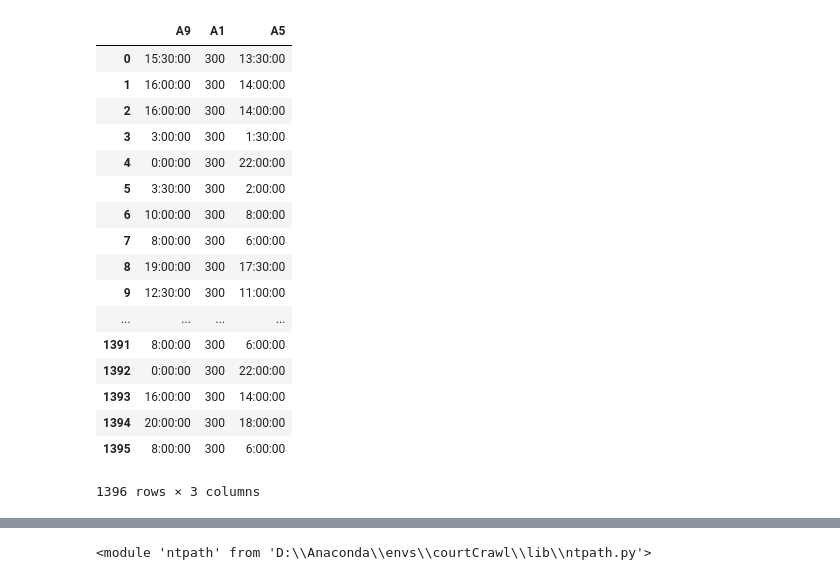
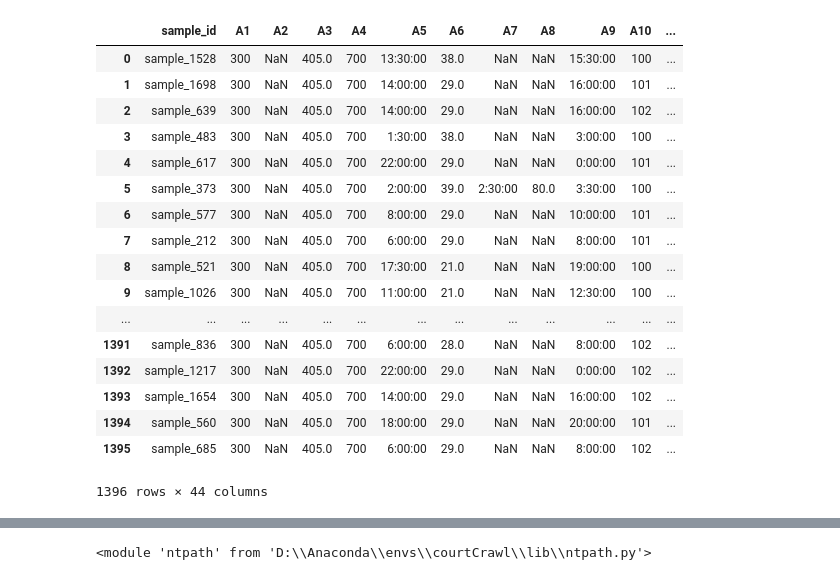
Before and after one commit to tigerdai/mycode, a Jupyter notebook: tianchi/yansuan/win.ipynb, the cells around one changed output, grey strips where cells are left out. Drawn from its saved outputs; the diff is of its cells as text; code cells hidden in the pictures.

```diff
--- a/tianchi/yansuan/win.ipynb
+++ b/tianchi/yansuan/win.ipynb
@@ -54,22 +47,22 @@ array([[300., 405., 700.],
-# %%
-train[['A9','A1','A5']].descr
-# %% [output]
-|  | A9 | A1 | A5 |
-| 0 | 15:30:00 | 300 | 13:30:00 |
-| 1 | 16:00:00 | 300 | 14:00:00 |
-| 2 | 16:00:00 | 300 | 14:00:00 |
-| 3 | 3:00:00 | 300 | 1:30:00 |
-| 4 | 0:00:00 | 300 | 22:00:00 |
-| 5 | 3:30:00 | 300 | 2:00:00 |
-| 6 | 10:00:00 | 300 | 8:00:00 |
-| 7 | 8:00:00 | 300 | 6:00:00 |
-| 8 | 19:00:00 | 300 | 17:30:00 |
-| 9 | 12:30:00 | 300 | 11:00:00 |
-| ... | ... | ... | ... |
-| 1391 | 8:00:00 | 300 | 6:00:00 |
-| 1392 | 0:00:00 | 300 | 22:00:00 |
-| 1393 | 16:00:00 | 300 | 14:00:00 |
-| 1394 | 20:00:00 | 300 | 18:00:00 |
-| 1395 | 8:00:00 | 300 | 6:00:00 |
-1396 rows × 3 columns
+# %%
+train[train['A9'].notnull() == True]
+# %% [output]
+|  | sample_id | A1 | A2 | A3 | A4 | A5 | A6 | A7 | A8 | A9 | A10 | ... |
+| 0 | sample_1528 | 300 | NaN | 405.0 | 700 | 13:30:00 | 38.0 | NaN | NaN | 15:30:00 | 100 | ... |
+| 1 | sample_1698 | 300 | NaN | 405.0 | 700 | 14:00:00 | 29.0 | NaN | NaN | 16:00:00 | 101 | ... |
+| 2 | sample_639 | 300 | NaN | 405.0 | 700 | 14:00:00 | 29.0 | NaN | NaN | 16:00:00 | 102 | ... |
+| 3 | sample_483 | 300 | NaN | 405.0 | 700 | 1:30:00 | 38.0 | NaN | NaN | 3:00:00 | 100 | ... |
+| 4 | sample_617 | 300 | NaN | 405.0 | 700 | 22:00:00 | 29.0 | NaN | NaN | 0:00:00 | 101 | ... |
+| 5 | sample_373 | 300 | NaN | 405.0 | 700 | 2:00:00 | 39.0 | 2:30:00 | 80.0 | 3:30:00 | 100 | ... |
+| 6 | sample_577 | 300 | NaN | 405.0 | 700 | 8:00:00 | 29.0 | NaN | NaN | 10:00:00 | 101 | ... |
+| 7 | sample_212 | 300 | NaN | 405.0 | 700 | 6:00:00 | 29.0 | NaN | NaN | 8:00:00 | 101 | ... |
+| 8 | sample_521 | 300 | NaN | 405.0 | 700 | 17:30:00 | 21.0 | NaN | NaN | 19:00:00 | 100 | ... |
+| 9 | sample_1026 | 300 | NaN | 405.0 | 700 | 11:00:00 | 21.0 | NaN | NaN | 12:30:00 | 100 | ... |
+| ... | ... | ... | ... | ... | ... | ... | ... | ... | ... | ... | ... | ... |
+| 1391 | sample_836 | 300 | NaN | 405.0 | 700 | 6:00:00 | 28.0 | NaN | NaN | 8:00:00 | 102 | ... |
+| 1392 | sample_1217 | 300 | NaN | 405.0 | 700 | 22:00:00 | 29.0 | NaN | NaN | 0:00:00 | 102 | ... |
+| 1393 | sample_1654 | 300 | NaN | 405.0 | 700 | 14:00:00 | 29.0 | NaN | NaN | 16:00:00 | 102 | ... |
+| 1394 | sample_560 | 300 | NaN | 405.0 | 700 | 18:00:00 | 29.0 | NaN | NaN | 20:00:00 | 101 | ... |
+| 1395 | sample_685 | 300 | NaN | 405.0 | 700 | 6:00:00 | 29.0 | NaN | NaN | 8:00:00 | 102 | ... |
+1396 rows × 44 columns
 # %%
```
Also changed, not shown: parts of 4 cells of this notebook, 1 other file.
